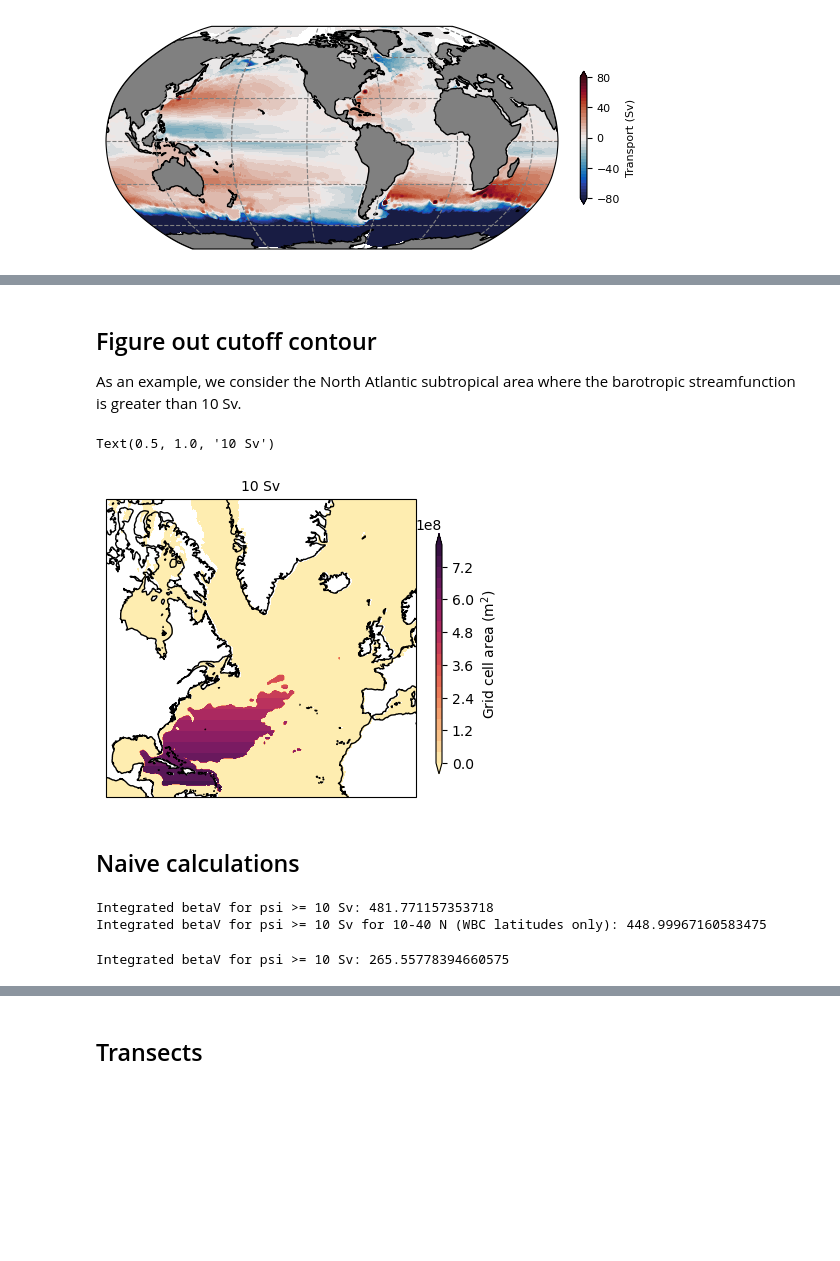
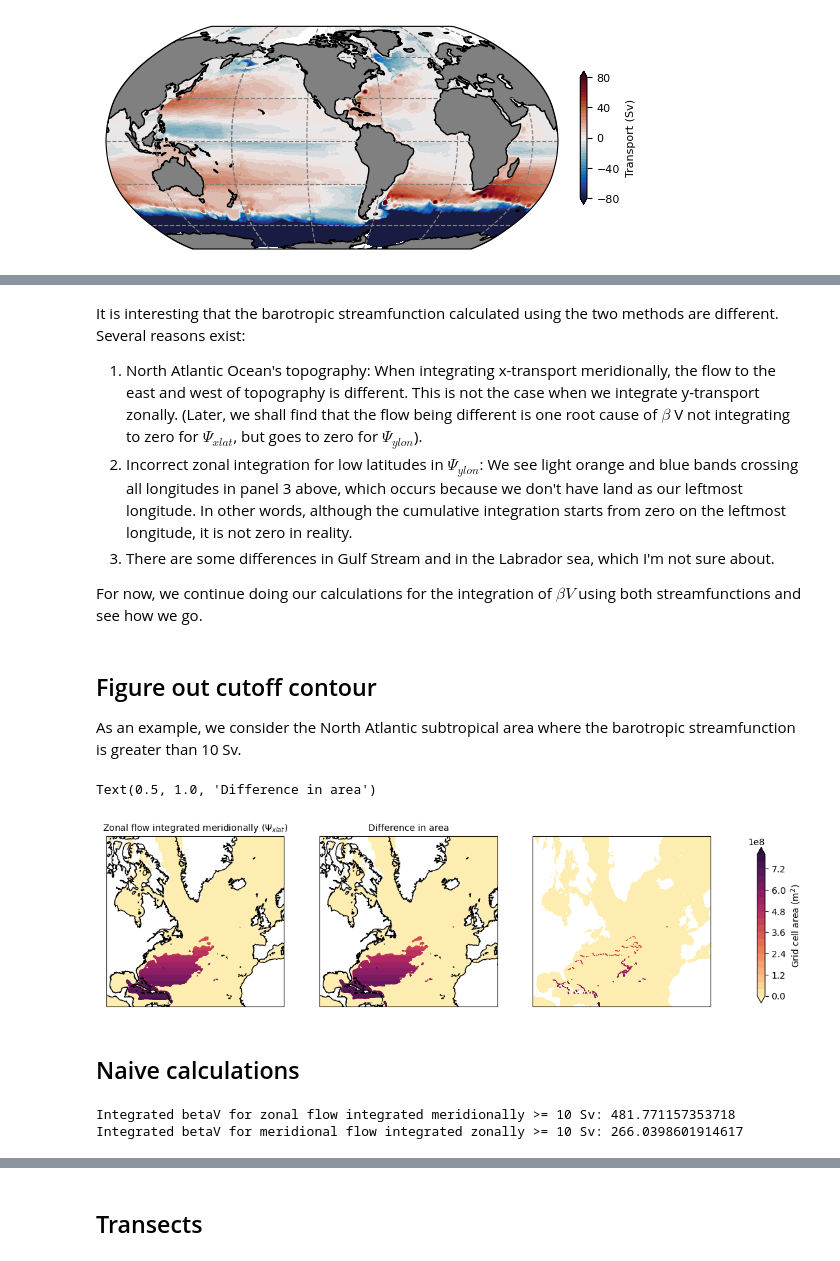
Before and after one commit to dhruvbhagtani/North-Atlantic-Oscillation-tests, a Jupyter notebook: Repeat-year-forcing-setup/Interpolation-Gulf-Stream.ipynb, the cells around one changed output, grey strips where cells are left out. Cells and saved outputs as stored; diff of their text form; code cells hidden in the pictures; blank space fills up the shorter version.

Commit message:
Barotropic streamfunction calculated using two techniques

```diff
--- a/Repeat-year-forcing-setup/Interpolation-Gulf-Stream.ipynb
+++ b/Repeat-year-forcing-setup/Interpolation-Gulf-Stream.ipynb
@@ -139,6 +145,8 @@ psi = psi_func(ax1)
 ax1.set_title('')
 psi_itp = grid.interp(psi, 'X')
 psi_itp = grid.interp(psi_itp, 'Y')
-psi_itp_NA = psi_itp.sel(xq = slice(x_min, x_max)).sel(yq = slice(y_min, y_max))
+Ψ_xlat = psi_itp.sel(xq = slice(x_min, x_max)).sel(yq = slice(y_min, y_max))
 # %% [output]
 [figure]
+# %%
+Ψ_ylon = (vmo_2d_itp.sel(xq = slice(x_min, x_max)).sel(yq = slice(y_min, y_max)).mean('time')/1e6/ρ0).cumsum('xq')
@@ -145,35 +182,49 @@ psi_itp_NA = psi_itp.sel(xq = slice(x_min, x_max)).sel(yq = slice(y_min, y_max))
+# %% [markdown]
+It is interesting that the barotropic streamfunction calculated using the two methods are different. Several reasons exist:
+1. North Atlantic Ocean's topography: When integrating x-transport meridionally, the flow to the east and west of topography is different. This is not the case when we integrate y-transport zonally. (Later, we shall find that the flow being different is one root cause of $\beta$ V not integrating to zero for $Ψ_{xlat}$, but goes to zero for $Ψ_{ylon}$).
+2. Incorrect zonal integration for low latitudes in $Ψ_{ylon}$: We see light orange and blue bands crossing all longitudes in panel 3 above, which occurs because we don't have land as our leftmost longitude. In other words, although the cumulative integration starts from zero on the leftmost longitude, it is not zero in reality.
+3. There are some differences in Gulf Stream and in the Labrador sea, which I'm not sure about.
+
+For now, we continue doing our calculations for the integration of $\beta V$ using both streamfunctions and see how we go.
 # %% [markdown]
 ## Figure out cutoff contour
 
 As an example, we consider the North Atlantic subtropical area where the barotropic streamfunction is greater than 10 Sv.
 # %%
 projection = ccrs.Mercator(central_longitude = (x_max + x_min)/2, min_latitude = y_min, max_latitude = y_max)
-fig, axes = plt.subplots(nrows = 1, ncols = 1, figsize = (4, 4), subplot_kw = {'projection': projection})
+fig, axes = plt.subplots(nrows = 1, ncols = 3, figsize = (12, 4), subplot_kw = {'projection': projection})
 
 cutoff_contour = 10
-mask = xr.where(psi_itp >=cutoff_contour, 1, 0)
-temp = area_bu_NA * mask
-p1 = axes.contourf(area_bu_NA.xq, area_bu_NA.yq, temp, levels = np.linspace(0, 8e8, 21),
+mask_xlat = xr.where(Ψ_xlat >=cutoff_contour, 1, 0)
+mask_ylon = xr.where(Ψ_ylon >=cutoff_contour, 1, 0)
+p1 = axes[0].contourf(area_bu_NA.xq, area_bu_NA.yq, area_bu_NA * mask_xlat, levels = np.linspace(0, 8e8, 21),
+            cmap = cm.cm.matter, transform = ccrs.PlateCarree(), extend = 'both')
+p1 = axes[1].contourf(area_bu_NA.xq, area_bu_NA.yq, area_bu_NA * mask_ylon, levels = np.linspace(0, 8e8, 21),
+            cmap = cm.cm.matter, transform = ccrs.PlateCarree(), extend = 'both')
+p2 = axes[2].contourf(area_bu_NA.xq, area_bu_NA.yq, area_bu_NA * mask_ylon - area_bu_NA * mask_xlat, levels = np.linspace(0, 8e8, 21),
             cmap = cm.cm.matter, transform = ccrs.PlateCarree(), extend = 'both')
 
-cax = plt.axes([0.95, 0.18, 0.015, 0.6])
+cax = plt.axes([0.96, 0.18, 0.01, 0.6])
 cb = plt.colorbar(p1, cax = cax, orientation = 'vertical', ax = axes)
 cb.ax.set_ylabel('Grid cell area (m$^2$)', fontsize = 10)
 
-axes.set_extent([x_min, x_max, y_min, y_max], crs=ccrs.PlateCarree())
-axes.coastlines(resolution = '50m')
-axes.set_title(str(cutoff_contour) + ' Sv', fontsize = 10)
+for i in range(2):
+    axes[i].set_extent([x_min, x_max, y_min, y_max], crs=ccrs.PlateCarree())
+    axes[i].coastlines(resolution = '50m')
+
+axes[0].set_title('Zonal flow integrated meridionally ($Ψ_{xlat}$)', fontsize = 10)
+axes[1].set_title('Meridional flow integrated zonally ($Ψ_{ylon}$)', fontsize = 10)
+axes[1].set_title('Difference in area', fontsize = 10)
 # %% [output]
-Text(0.5, 1.0, '10 Sv')
+Text(0.5, 1.0, 'Difference in area')
-[figure, old version]
+[figure, new version]
 # %% [markdown]
 ## Naive calculations
 # %%
 beta_v = xr.open_dataset(base_dir + dir_name + '/141-180/' + 'beta_v' + '.nc')['beta_v'].sel(time = slice(start_time, end_time)).mean('time')
 # %%
-mask10 = xr.where(psi_itp >=cutoff_contour, 1, 0)
-print('Integrated betaV for psi >= 10 Sv: ' + str((mask10 * area_bu_NA * beta_v).sum(['xq', 'yq']).values))
-print('Integrated betaV for psi >= 10 Sv for 10-40 N (WBC latitudes only): ' + str((mask10 * area_bu_NA * beta_v.sel(yq = slice(10, 40))).sum(['xq', 'yq']).values))
+print('Integrated betaV for zonal flow integrated meridionally >= 10 Sv: ' + str((mask_xlat * area_bu_NA * beta_v).sum(['xq', 'yq']).values))
+print('Integrated betaV for meridional flow integrated zonally >= 10 Sv: ' + str((mask_ylon * area_bu_NA * beta_v).sum(['xq', 'yq']).values))
 # %% [output]
-Integrated betaV for psi >= 10 Sv: 481.771157353718
-Integrated betaV for psi >= 10 Sv for 10-40 N (WBC latitudes only): 448.99967160583475
+Integrated betaV for zonal flow integrated meridionally >= 10 Sv: 481.771157353718
+Integrated betaV for meridional flow integrated zonally >= 10 Sv: 266.0398601914617
@@ -183,5 +231 @@ mask10_2 = xr.where(psi_itp_2 >=cutoff_contour, 1, 0)
-# %%
-print('Integrated betaV for psi >= 10 Sv: ' + str((mask10_2 * area_bu_NA * beta_v).sel(yq = slice(None, 50)).sum(['xq', 'yq']).values))
-# %% [output]
-Integrated betaV for psi >= 10 Sv: 265.55778394660575
 # %% [markdown]
```
Also changed, not shown: parts of 28 cells of this notebook.
